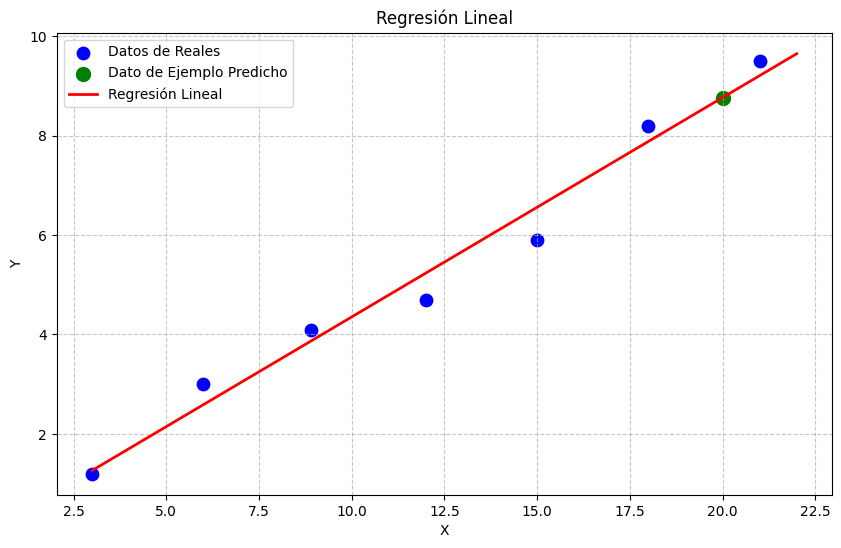
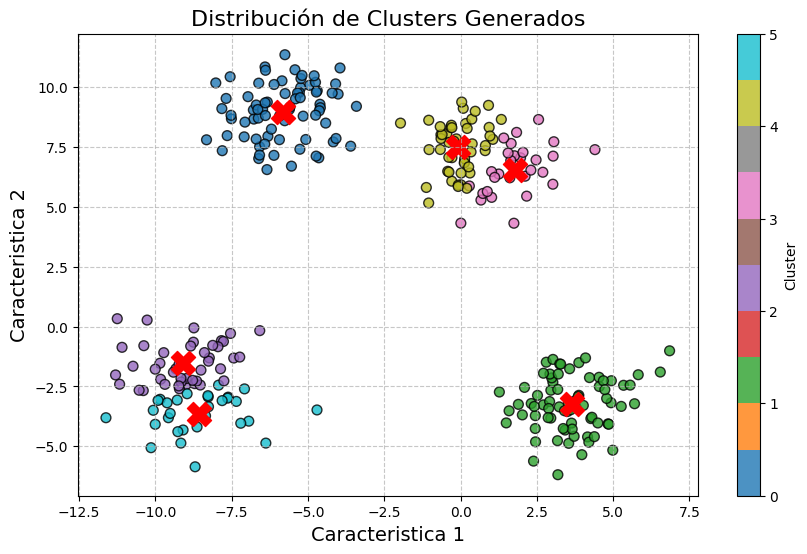
The change to this notebook cell's code, shown as a diff; its figure went from the first image to the second:
--- before
+++ after
@@ -1,22 +1,31 @@
+# Crear la figura
+plt.figure(figsize=(10,6))
 
-# Creamos un rango desde X=3 hasta X=22 para cubrir tu predicción  (ESTO ES LA LINEA)
-X_linea = np.linspace(3, 22, 100).reshape(-1, 1)
-Y_linea = model.predict(X_linea)
+# Gráfico representativo
+scatter = plt.scatter(X[: , 0], X[: , 1],
+                      c= y_kmeans, # Coloreamos los puntos en base a los grupos del conjunto y_kmeans
+                      cmap='tab10', # Colores para los grupos de datos
+                      s = 50,
+                      alpha=0.8,
+                      edgecolors="black");
 
-# Creamos el gráfico
-
-plt.figure(figsize=(10,6))
-plt.scatter(X, Y, color='blue', label='Datos de Reales', s=80)
-plt.scatter(X_line, Y_pred, color='green', label='Dato de Ejemplo Predicho', s=100)
-plt.plot(X_linea, Y_linea, color='red', linewidth=2, label='Regresión Lineal')
+# Gráficamos el centroide
+plt.scatter(
+    est.cluster_centers_[:,0], # Coordenada X del centroide
+    est.cluster_centers_[:,1], # Coordenada Y del centroide
+    marker="X",
+    s=300,
+    c="red",
+    label="Centroides"
+)
 
 # Personalización
-
-plt.xlabel('X')
-plt.ylabel('Y')
-plt.title('Regresión Lineal')
-plt.legend()
+plt.title("Distribución de Clusters Generados", fontsize=16)
+plt.xlabel("Caracteristica 1", fontsize=14)
+plt.ylabel("Caracteristica 2", fontsize=14)
 plt.grid(True, linestyle='--', alpha=0.7)
 
-# Mostramos el gráfico
+plt.colorbar(scatter, label="Cluster");
+
+# Mostrar el gráfico
 plt.show()

Commit: CCA Terminada fase 1